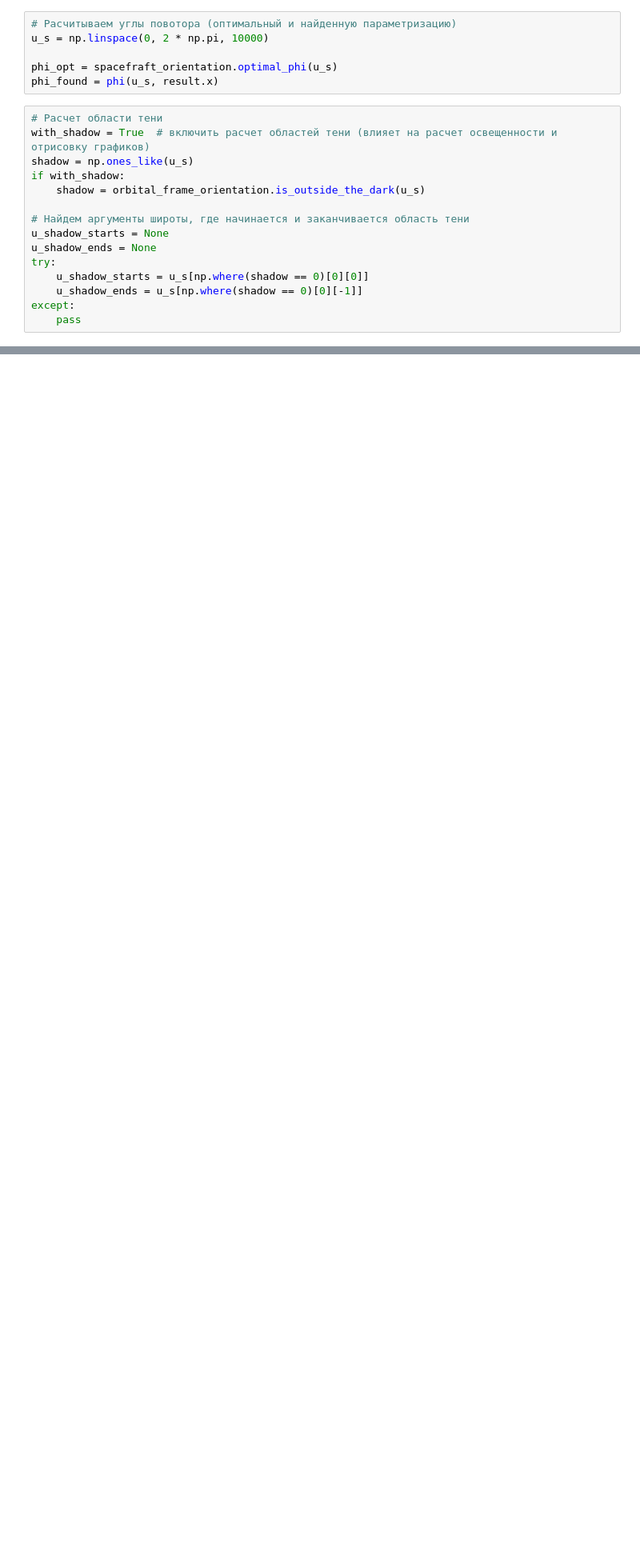
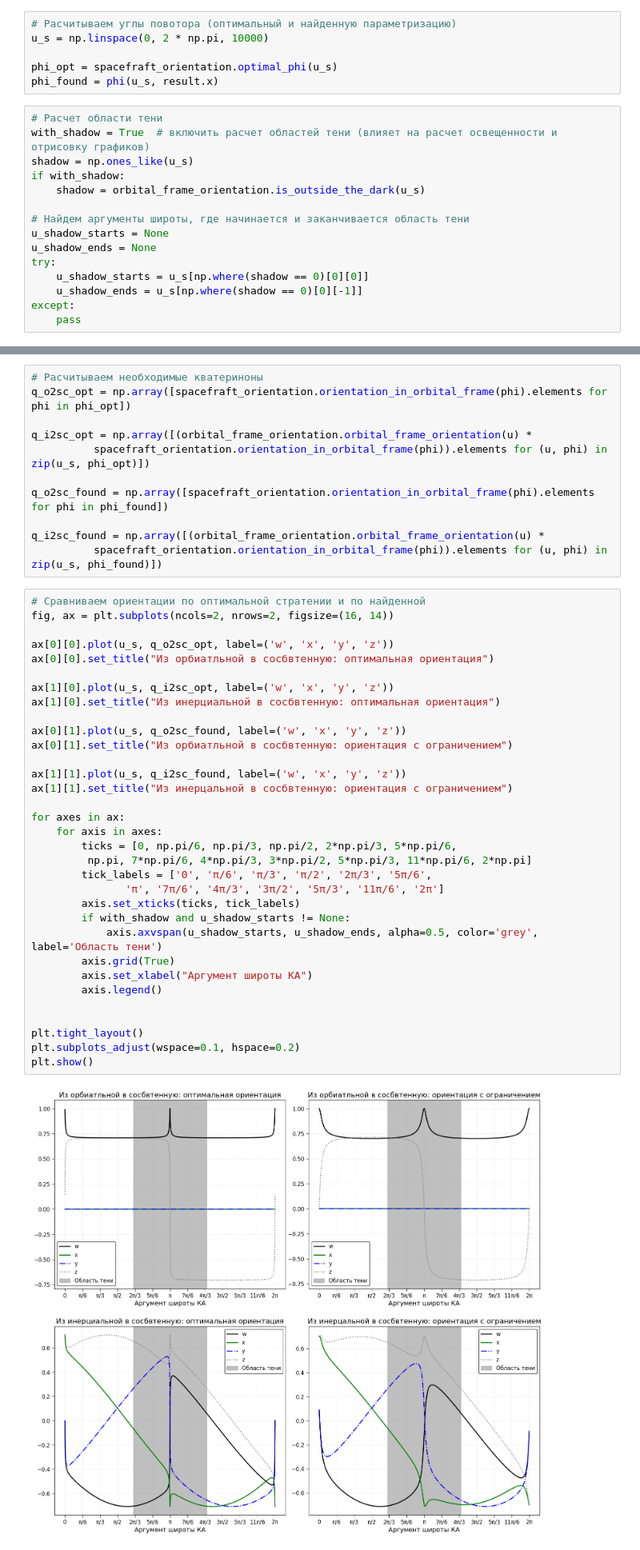
Before and after one commit to Abrackadabrr/solar_illuminance, a Jupyter notebook: optimizing.ipynb, the cells around one changed output, grey strips where cells are left out. Shown: that part at 80% size. Drawn from its saved outputs; the diff is of its cells as text; blank space fills up the shorter version.

```diff
--- a/optimizing.ipynb
+++ b/optimizing.ipynb
@@ -122,3 +122,49 @@ for a in ax:
 plt.show()
 # %% [output]
 [figure]
+# %%
+# Расчитываем необходимые кватериноны
+q_o2sc_opt = np.array([spacefraft_orientation.orientation_in_orbital_frame(phi).elements for phi in phi_opt])
+
+q_i2sc_opt = np.array([(orbital_frame_orientation.orbital_frame_orientation(u) *
+          spacefraft_orientation.orientation_in_orbital_frame(phi)).elements for (u, phi) in zip(u_s, phi_opt)])
+
+q_o2sc_found = np.array([spacefraft_orientation.orientation_in_orbital_frame(phi).elements for phi in phi_found])
+
+q_i2sc_found = np.array([(orbital_frame_orientation.orbital_frame_orientation(u) *
+          spacefraft_orientation.orientation_in_orbital_frame(phi)).elements for (u, phi) in zip(u_s, phi_found)])
+# %%
+# Cравниваем ориентации по оптимальной стратении и по найденной
+fig, ax = plt.subplots(ncols=2, nrows=2, figsize=(16, 14))
+
+ax[0][0].plot(u_s, q_o2sc_opt, label=('w', 'x', 'y', 'z'))
+ax[0][0].set_title("Из орбиатльной в сосбвтенную: оптимальная ориентация")
+
+ax[1][0].plot(u_s, q_i2sc_opt, label=('w', 'x', 'y', 'z'))
+ax[1][0].set_title("Из инерциальной в сосбвтенную: оптимальная ориентация")
+
+ax[0][1].plot(u_s, q_o2sc_found, label=('w', 'x', 'y', 'z'))
+ax[0][1].set_title("Из орбиатльной в сосбвтенную: ориентация с ограничением")
+
+ax[1][1].plot(u_s, q_i2sc_found, label=('w', 'x', 'y', 'z'))
+ax[1][1].set_title("Из инерцальной в сосбвтенную: ориентация с ограничением")
+
+for axes in ax:
+    for axis in axes:
+        ticks = [0, np.pi/6, np.pi/3, np.pi/2, 2*np.pi/3, 5*np.pi/6,
+         np.pi, 7*np.pi/6, 4*np.pi/3, 3*np.pi/2, 5*np.pi/3, 11*np.pi/6, 2*np.pi]
+        tick_labels = ['0', 'π/6', 'π/3', 'π/2', '2π/3', '5π/6',
+               'π', '7π/6', '4π/3', '3π/2', '5π/3', '11π/6', '2π']
+        axis.set_xticks(ticks, tick_labels)
+        if with_shadow and u_shadow_starts != None:
+            axis.axvspan(u_shadow_starts, u_shadow_ends, alpha=0.5, color='grey', label='Область тени')
+        axis.grid(True)
+        axis.set_xlabel("Аргумент широты КА")
+        axis.legend()
+
+
+plt.tight_layout()
+plt.subplots_adjust(wspace=0.1, hspace=0.2)
+plt.show()
+# %% [output]
+[figure, added]
```
Also changed, not shown: 1 other file.
